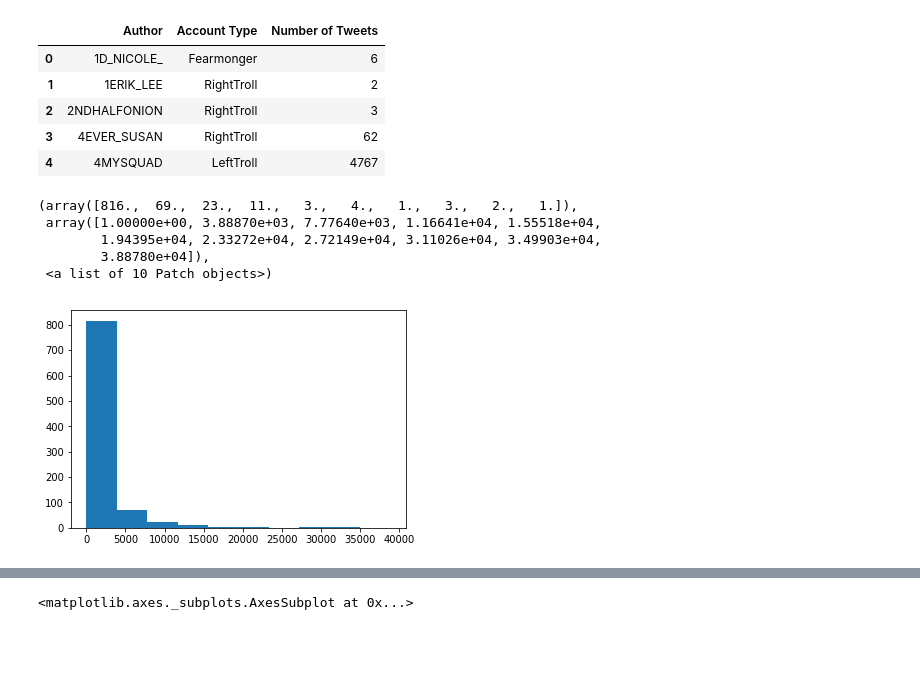
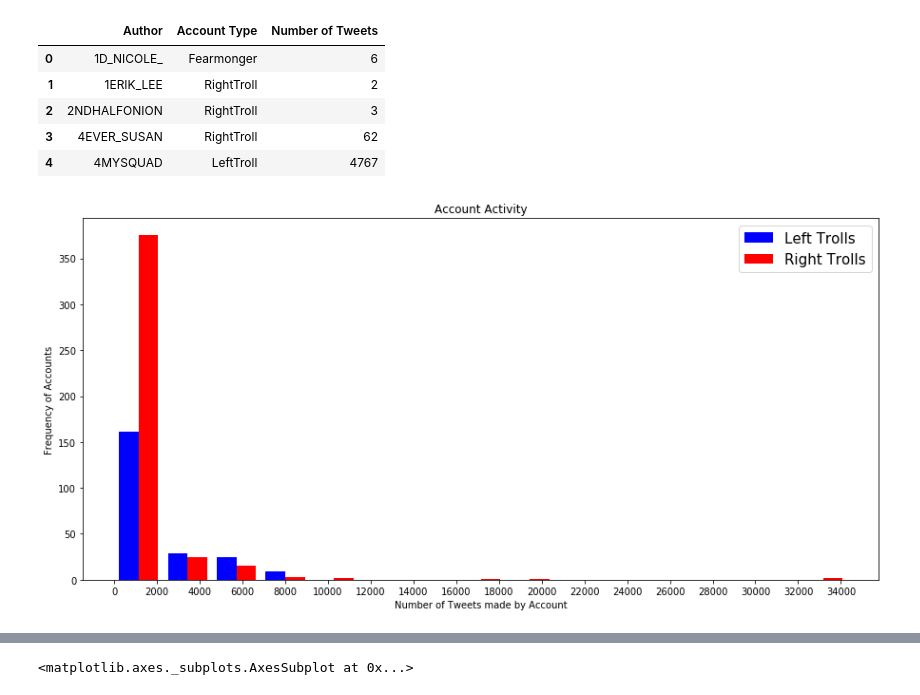
Before and after one commit to JGohl/TeamHashtag, a Jupyter notebook: AJZ Proj1 Analysis.ipynb, the cells around one changed output, grey strips where cells are left out. Saved outputs shown, nothing was run; the diff lists cells and outputs as text; code cells hidden in the pictures; blank space fills up the shorter version.

```diff
--- a/AJZ Proj1 Analysis.ipynb
+++ b/AJZ Proj1 Analysis.ipynb
@@ -147,13 +148,28 @@ df_box.head()
 | 2 | 2NDHALFONION | RightTroll | 3 |
 | 3 | 4EVER_SUSAN | RightTroll | 62 |
 | 4 | 4MYSQUAD | LeftTroll | 4767 |
-# %%
-plt.hist(df_box['Number of Tweets'])
-# %% [output]
-(array([816.,  69.,  23.,  11.,   3.,   4.,   1.,   3.,   2.,   1.]),
- array([1.00000e+00, 3.88870e+03, 7.77640e+03, 1.16641e+04, 1.55518e+04,
-        1.94395e+04, 2.33272e+04, 2.72149e+04, 3.11026e+04, 3.49903e+04,
-        3.88780e+04]),
- <a list of 10 Patch objects>)
-[figure, removed]
+# %%
+#Wish to make a histogram to observe the total activity of each troll account.
+#Create logical expressions for later .loc
+right = df_box['Account Type'] == 'RightTroll'
+left = df_box['Account Type'] == 'LeftTroll'
+left_tweets = df_box.loc[left]['Number of Tweets']
+right_tweets = df_box.loc[right]['Number of Tweets']
+#assign number of tweets in rows within columns by account type.
+data_hist = [left_tweets,right_tweets]
+fig, axs = plt.subplots(1, 1, figsize = (15,7))
+#use matplotlib.pyplot.subplots() to create empty subplot for display of histogram
+n_bins = 15
+colors = ['blue','red']
+labels = ['Left Trolls', 'Right Trolls']
+
+axs.hist(data_hist, n_bins,color = colors, label= labels)
+axs.legend(prop={'size': 15})
+axs.set_title('Account Activity')
+axs.set_xlabel('Number of Tweets made by Account')
+axs.set_ylabel('Frequency of Accounts')
+axs.set_xticks(np.arange(0,35000,2000))
+fig.savefig("Account Activity.png", bbox_inches='tight')
+# %% [output]
+[figure, added]
 # %%
```
Also changed, not shown: parts of 7 cells of this notebook, 3 other files.
